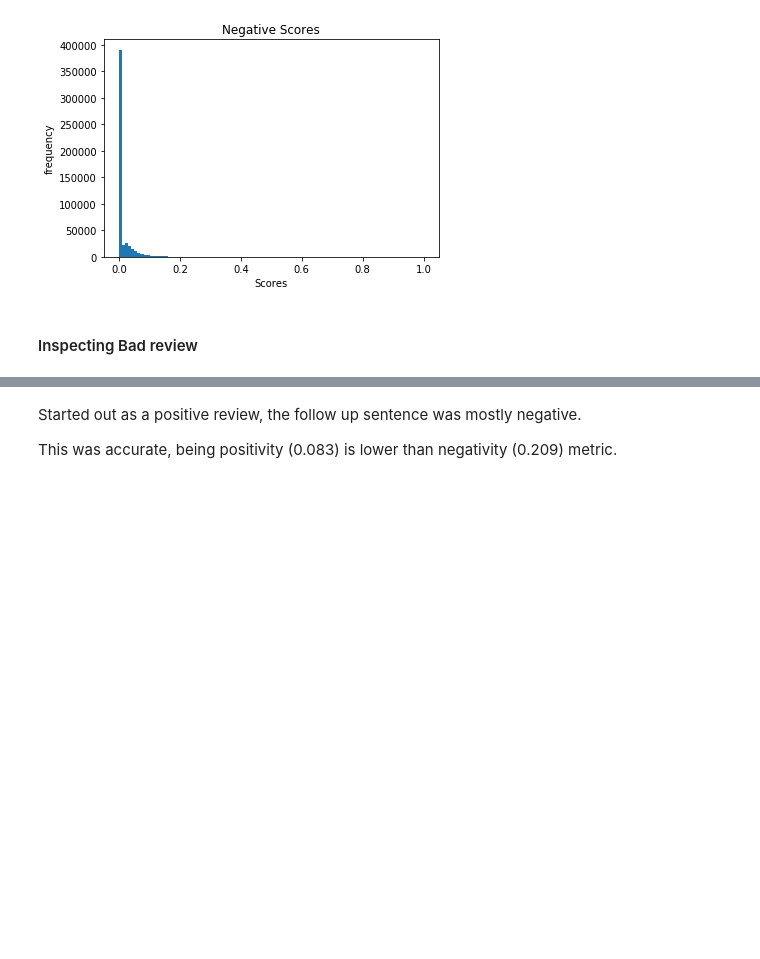
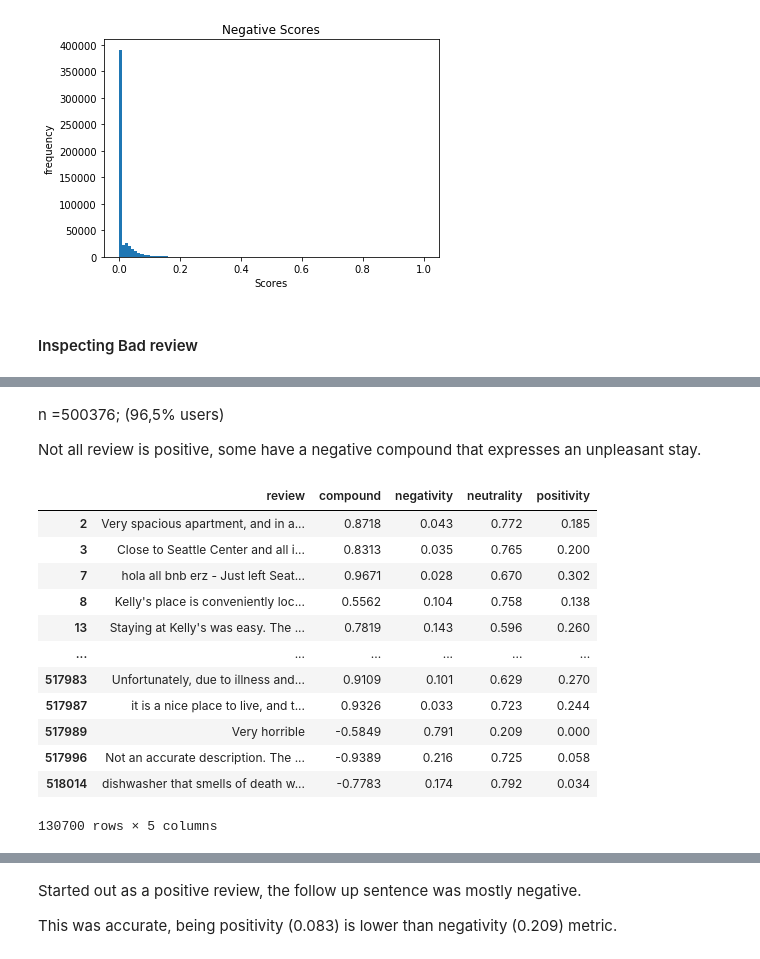
Before and after one commit to sarumaha/airbnb_sentiment_analysis, a Jupyter notebook: airbnb_sentiment_analysis.ipynb, the cells around one changed output, grey strips where cells are left out. Drawn from its saved outputs; the diff is of its cells as text; code cells hidden in the pictures; blank space fills up the shorter version.

```diff
--- a/airbnb_sentiment_analysis.ipynb
+++ b/airbnb_sentiment_analysis.ipynb
@@ -384,0 +405,20 @@ scored_reviews.query('compound < -0.5')
+# %% [markdown]
+n =500376; (96,5% users)
+
+Not all review is positive, some have a negative compound that expresses an unpleasant stay.
+# %%
+scored_reviews.query('negativity > 0')
+# %% [output]
+|  | review | compound | negativity | neutrality | positivity |
+| 2 | Very spacious apartment, and in a... | 0.8718 | 0.043 | 0.772 | 0.185 |
+| 3 | Close to Seattle Center and all i... | 0.8313 | 0.035 | 0.765 | 0.200 |
+| 7 | hola all bnb erz - Just left Seat... | 0.9671 | 0.028 | 0.670 | 0.302 |
+| 8 | Kelly's place is conveniently loc... | 0.5562 | 0.104 | 0.758 | 0.138 |
+| 13 | Staying at Kelly's was easy. The ... | 0.7819 | 0.143 | 0.596 | 0.260 |
+| ... | ... | ... | ... | ... | ... |
+| 517983 | Unfortunately, due to illness and... | 0.9109 | 0.101 | 0.629 | 0.270 |
+| 517987 | it is a nice place to live, and t... | 0.9326 | 0.033 | 0.723 | 0.244 |
+| 517989 | Very horrible | -0.5849 | 0.791 | 0.209 | 0.000 |
+| 517996 | Not an accurate description. The ... | -0.9389 | 0.216 | 0.725 | 0.058 |
+| 518014 | dishwasher that smells of death w... | -0.7783 | 0.174 | 0.792 | 0.034 |
+130700 rows × 5 columns
```
Also changed, not shown: parts of 33 cells of this notebook.
